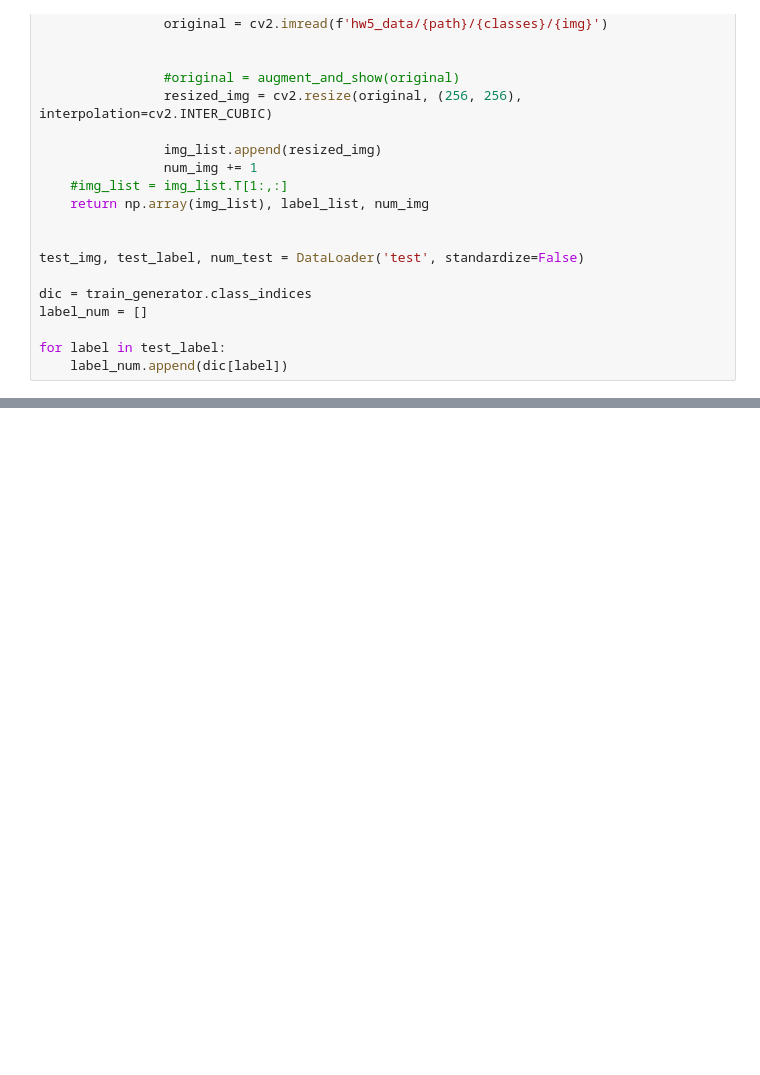
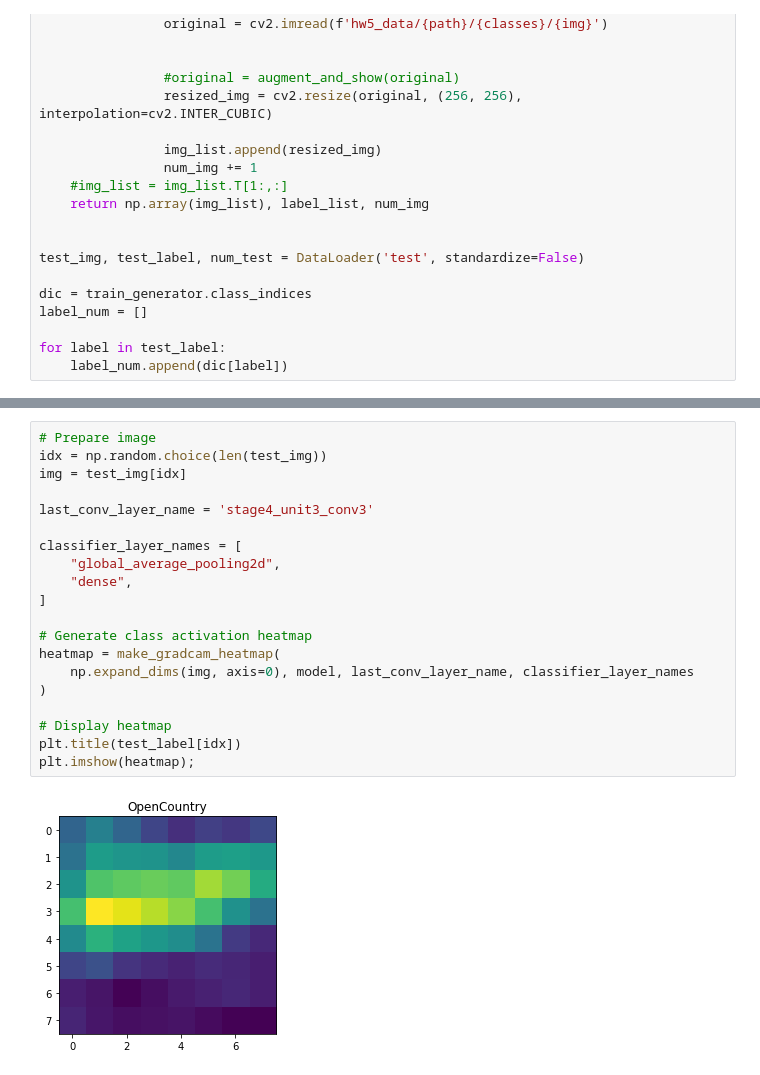
Before and after one commit to yan-roo/SceneClassifier, a Jupyter notebook: ResNet50.ipynb, the cells around one changed output, grey strips where cells are left out. Cells and saved outputs as stored; diff of their text form; blank space fills up the shorter version.

```diff
--- a/ResNet50.ipynb
+++ b/ResNet50.ipynb
@@ -343,0 +361,22 @@ ep040-val_loss0.142.h5
+# %%
+# Prepare image
+idx = np.random.choice(len(test_img))
+img = test_img[idx]
+
+last_conv_layer_name = 'stage4_unit3_conv3'
+
+classifier_layer_names = [
+    "global_average_pooling2d",
+    "dense",
+]
+
+# Generate class activation heatmap
+heatmap = make_gradcam_heatmap(
+    np.expand_dims(img, axis=0), model, last_conv_layer_name, classifier_layer_names
+)
+
+# Display heatmap
+plt.title(test_label[idx])
+plt.imshow(heatmap);
+# %% [output]
+[figure, added]
```
Also changed, not shown: parts of 10 cells of this notebook.
